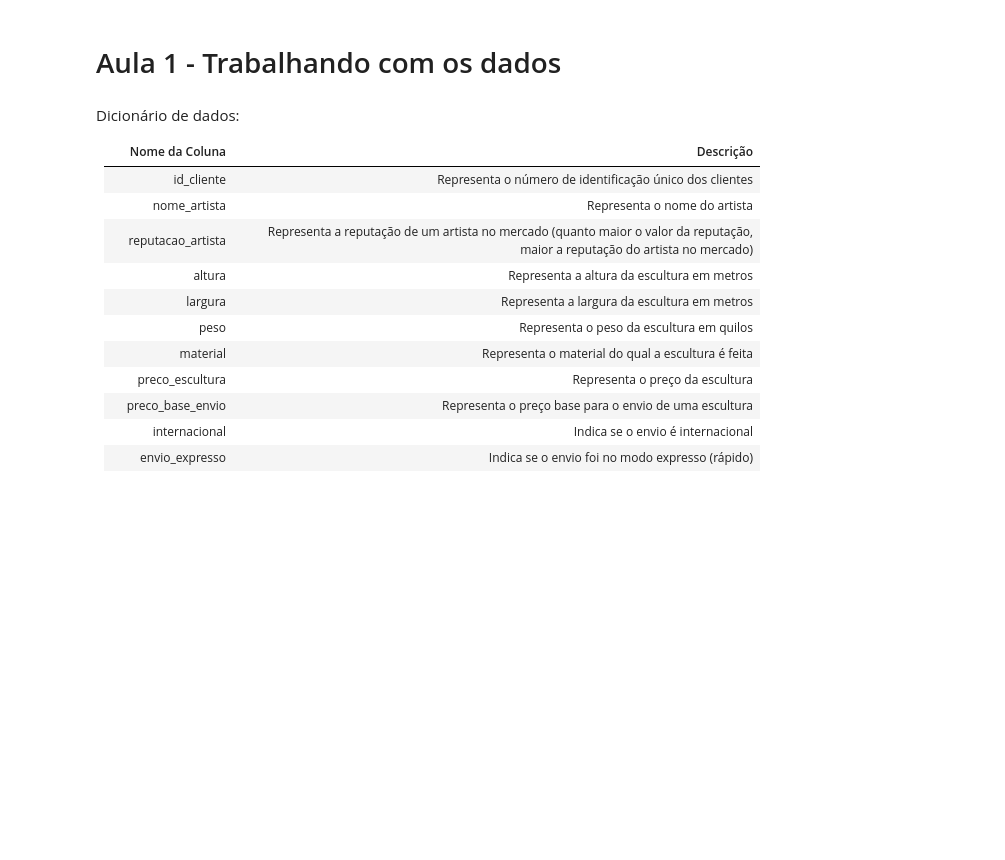
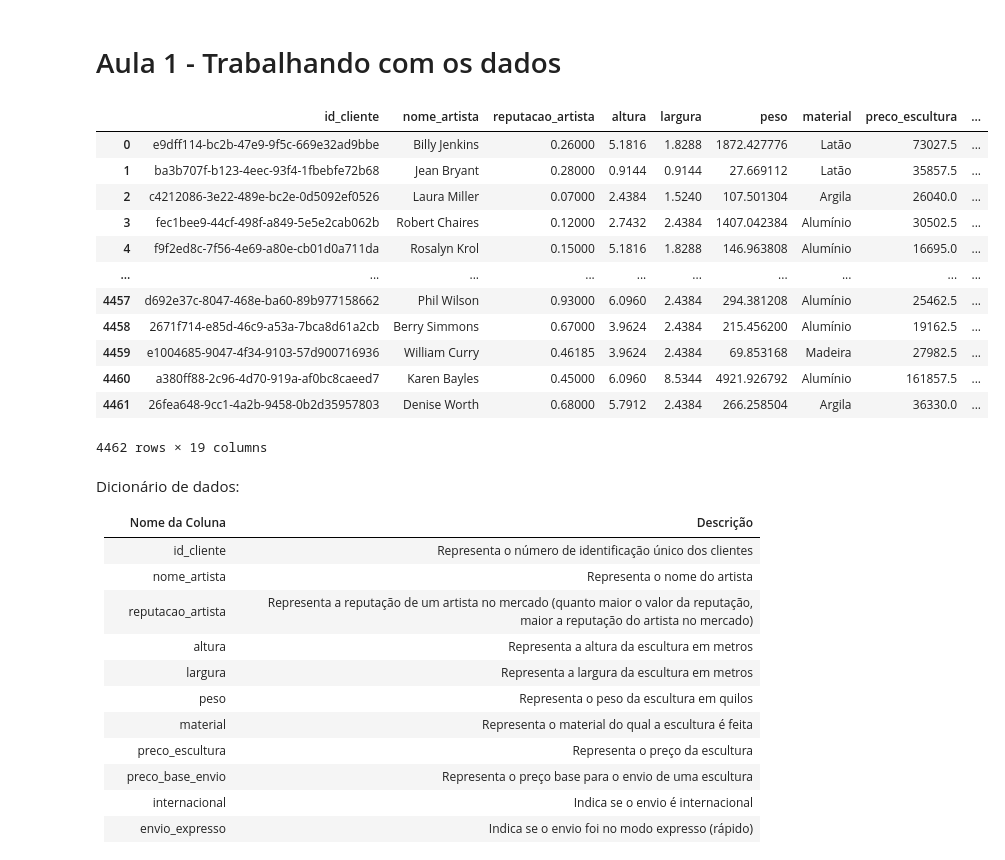
Before and after one commit to Camillabgarcia/ML_Arvores_de_Regressao_e_Boosting, a Jupyter notebook: Projeto_Arvores_de_Regressão_e_Boosting.ipynb, the cells around one changed output. Saved outputs shown, nothing was run; the diff lists cells and outputs as text; code cells hidden in the pictures; blank space fills up the shorter version.

```diff
--- a/Projeto_Arvores_de_Regressão_e_Boosting.ipynb
+++ b/Projeto_Arvores_de_Regressão_e_Boosting.ipynb
@@ -12,0 +9,4 @@ url_teste = 'link-github/teste_entregas.csv'
+# %%
+url = 'https://raw.githubusercontent.com/Mirlaa/regressao-arvores/main/dados_curso/entregas.csv'
+
+url_teste = 'https://raw.githubusercontent.com/Mirlaa/regressao-arvores/main/dados_curso/teste_entregas.csv'
@@ -13,3 +16,20 @@ url_teste = 'link-github/teste_entregas.csv'
+# %%
+dados = pd.read_csv(url)
+dados
+# %% [output]
+|  | id_cliente | nome_artista | reputacao_artista | altura | largura | peso | material | preco_escultura | ... |
+| 0 | e9dff114-bc2b-47e9-9f5c-669e32ad9bbe | Billy Jenkins | 0.26000 | 5.1816 | 1.8288 | 1872.427776 | Latão | 73027.5 | ... |
+| 1 | ba3b707f-b123-4eec-93f4-1fbebfe72b68 | Jean Bryant | 0.28000 | 0.9144 | 0.9144 | 27.669112 | Latão | 35857.5 | ... |
+| 2 | c4212086-3e22-489e-bc2e-0d5092ef0526 | Laura Miller | 0.07000 | 2.4384 | 1.5240 | 107.501304 | Argila | 26040.0 | ... |
+| 3 | fec1bee9-44cf-498f-a849-5e5e2cab062b | Robert Chaires | 0.12000 | 2.7432 | 2.4384 | 1407.042384 | Alumínio | 30502.5 | ... |
+| 4 | f9f2ed8c-7f56-4e69-a80e-cb01d0a711da | Rosalyn Krol | 0.15000 | 5.1816 | 1.8288 | 146.963808 | Alumínio | 16695.0 | ... |
+| ... | ... | ... | ... | ... | ... | ... | ... | ... | ... |
+| 4457 | d692e37c-8047-468e-ba60-89b977158662 | Phil Wilson | 0.93000 | 6.0960 | 2.4384 | 294.381208 | Alumínio | 25462.5 | ... |
+| 4458 | 2671f714-e85d-46c9-a53a-7bca8d61a2cb | Berry Simmons | 0.67000 | 3.9624 | 2.4384 | 215.456200 | Alumínio | 19162.5 | ... |
+| 4459 | e1004685-9047-4f34-9103-57d900716936 | William Curry | 0.46185 | 3.9624 | 2.4384 | 69.853168 | Madeira | 27982.5 | ... |
+| 4460 | a380ff88-2c96-4d70-919a-af0bc8caeed7 | Karen Bayles | 0.45000 | 6.0960 | 8.5344 | 4921.926792 | Alumínio | 161857.5 | ... |
+| 4461 | 26fea648-9cc1-4a2b-9458-0b2d35957803 | Denise Worth | 0.68000 | 5.7912 | 2.4384 | 266.258504 | Argila | 36330.0 | ... |
+4462 rows × 19 columns
 # %% [markdown]
 Dicionário de dados:
 
```
Also changed, not shown: parts of 10 cells of this notebook.
